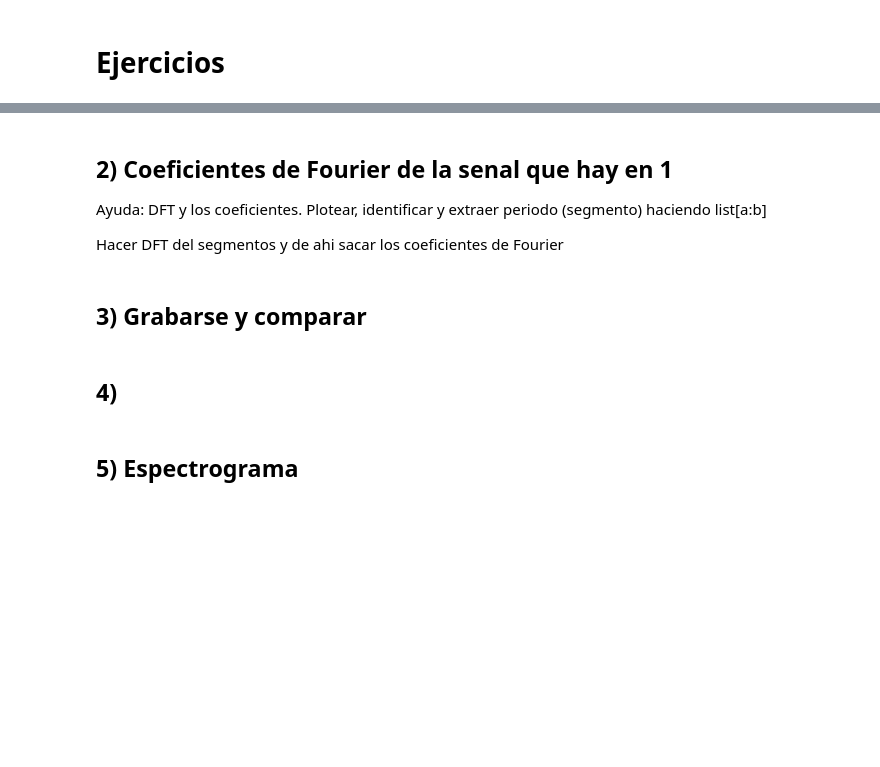
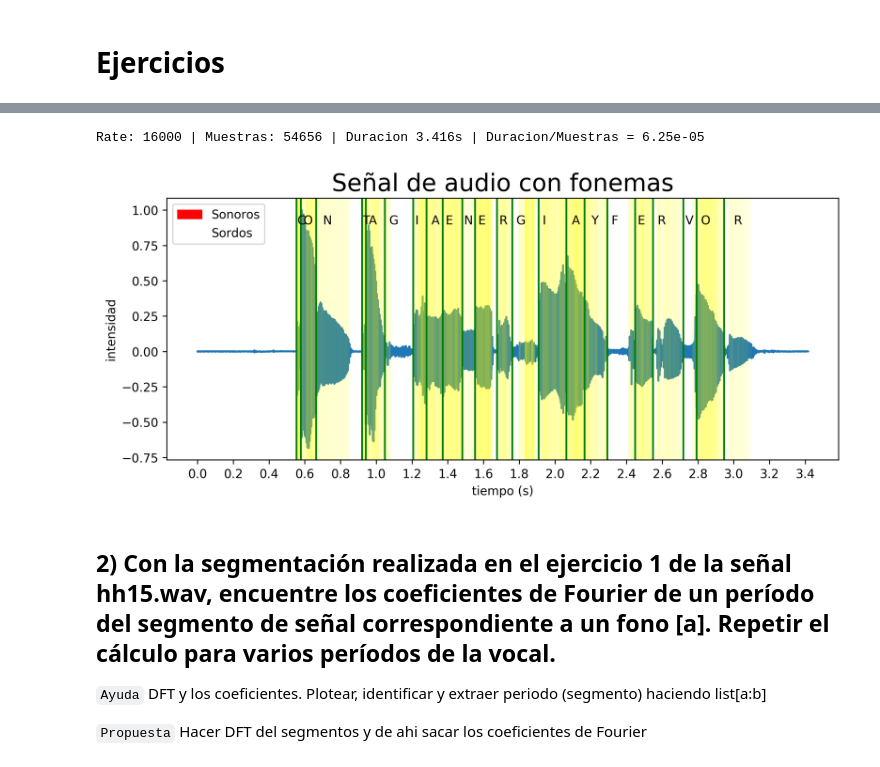
Before and after one commit to tbert12/6674-signals-systems, a Jupyter notebook: tp/ejercicios.ipynb, the cells around one changed output, grey strips where cells are left out. Saved outputs shown, nothing was run; the diff lists cells and outputs as text; code cells hidden in the pictures; blank space fills up the shorter version.

Commit message:
Primero 4 ejercicios terminados

```diff
--- a/tp/ejercicios.ipynb
+++ b/tp/ejercicios.ipynb
@@ -6,8 +6,9 @@
 import numpy as np
 import matplotlib.pyplot as plt
 import matplotlib as mtp
+import matplotlib.patches as mpatches
 
-SIZE_FACTOR = 1.5
+SIZE_FACTOR = 2
 
-mtp.rcParams['figure.figsize'] = [v*SIZE_FACTOR for v in mtp.rcParamsDefault['figure.figsize']]
-mtp.rcParams['figure.dpi'] = mtp.rcParamsDefault['figure.dpi'] * SIZE_FACTOR
+mtp.rcParams['figure.figsize'] = (10, 4)
+mtp.rcParams['figure.dpi'] = 300
@@ -29,12 +19,50 @@ plt.show()
+# %%
+from scipy.io import wavfile
+from tp.vocal import Letter
+
+(FS, Y) = wavfile.read("res/hh15.WAV")
+
+# Duracion
+L = len(Y)/FS
+print("Rate: {} | Muestras: {} | Duracion {}s | Duracion/Muestras = {}".format(FS, len(Y), L, L/len(Y)))
+
+X = np.arange(0, len(Y))/FS
+Y = Y/max(Y) # Y normalizado
+
+plt.title(r'Señal de audio con fonemas', fontsize=20)
+plt.plot(X, Y)
+plt.xticks(np.arange(min(X), max(X), 0.2))
+
+UMBRAL = 0.05
+inicia_mudo = False
+for x, v in zip(X,Y):
+    v = abs(v)
+    if inicia_mudo and v > UMBRAL:
+        plt.axvline(x=x, alpha=0.05, color="yellow")
+        inicia_mudo = False
+    if v <= UMBRAL and not inicia_mudo:
+        inicia_mudo = True
+
+red_patch = mpatches.Patch(color='red', label='Sonoros')
+white_patch = mpatches.Patch(color='white', label='Sordos')
+plt.legend(handles=[red_patch,white_patch])
+
+plt.xlabel('tiempo (s)')
+plt.ylabel('intensidad')
+
+for l in Letter.LETTERS_POSITION:
+    y = 0.9
+    x = l.start + (l.end - l.start)*.3
+    plt.text(x, y, l.char)
+    plt.axvline(x=l.start, color="green")
+
+plt.show()
+# %% [output]
+Rate: 16000 | Muestras: 54656 | Duracion 3.416s | Duracion/Muestras = 6.25e-05
+[figure, added]
 # %% [markdown]
-## 2) Coeficientes de Fourier de la senal que hay en 1
+## 2) Con la segmentación realizada en el ejercicio 1 de la señal hh15.wav, encuentre los coeficientes de Fourier de un período del segmento de señal correspondiente a un fono [a]. Repetir el cálculo para varios períodos de la vocal.
 
-Ayuda: DFT y los coeficientes. Plotear, identificar y extraer periodo (segmento) haciendo list[a:b]
+``Ayuda`` DFT y los coeficientes. Plotear, identificar y extraer periodo (segmento) haciendo list[a:b]
 
-Hacer DFT del segmentos y de ahi sacar los coeficientes de Fourier
+``Propuesta`` Hacer DFT del segmentos y de ahi sacar los coeficientes de Fourier
-# %% [markdown]
-## 3) Grabarse y comparar
-# %% [markdown]
-## 4)
-# %% [markdown]
-## 5) Espectrograma
```
Also changed, not shown: parts of 24 cells of this notebook, 6 other files.
